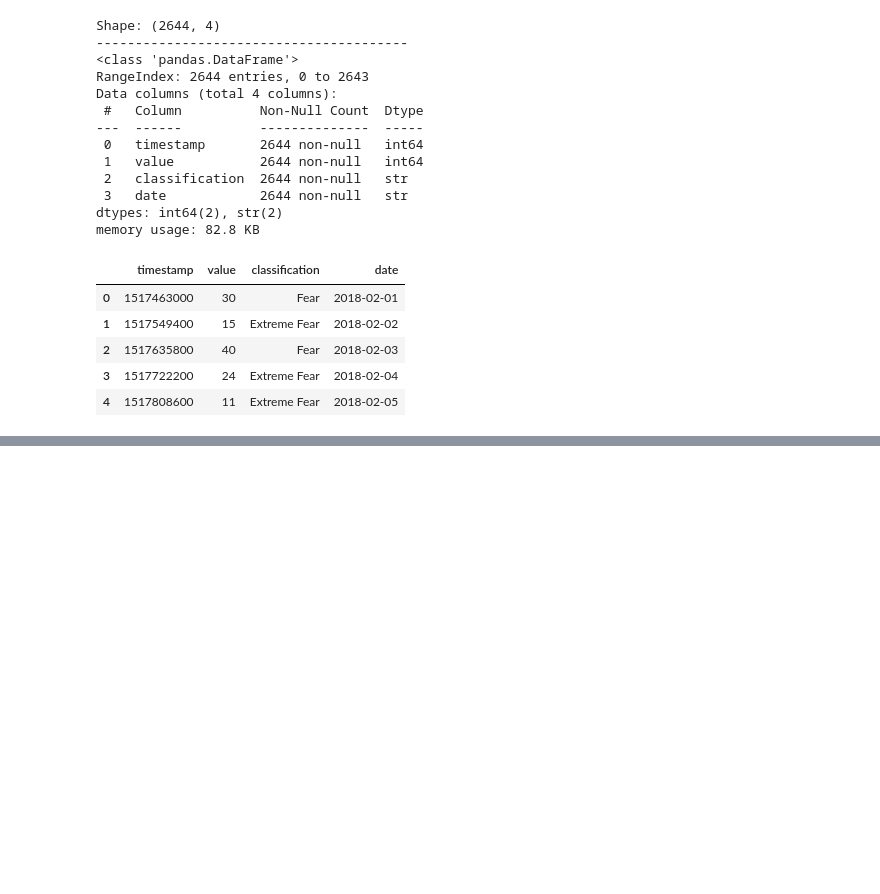
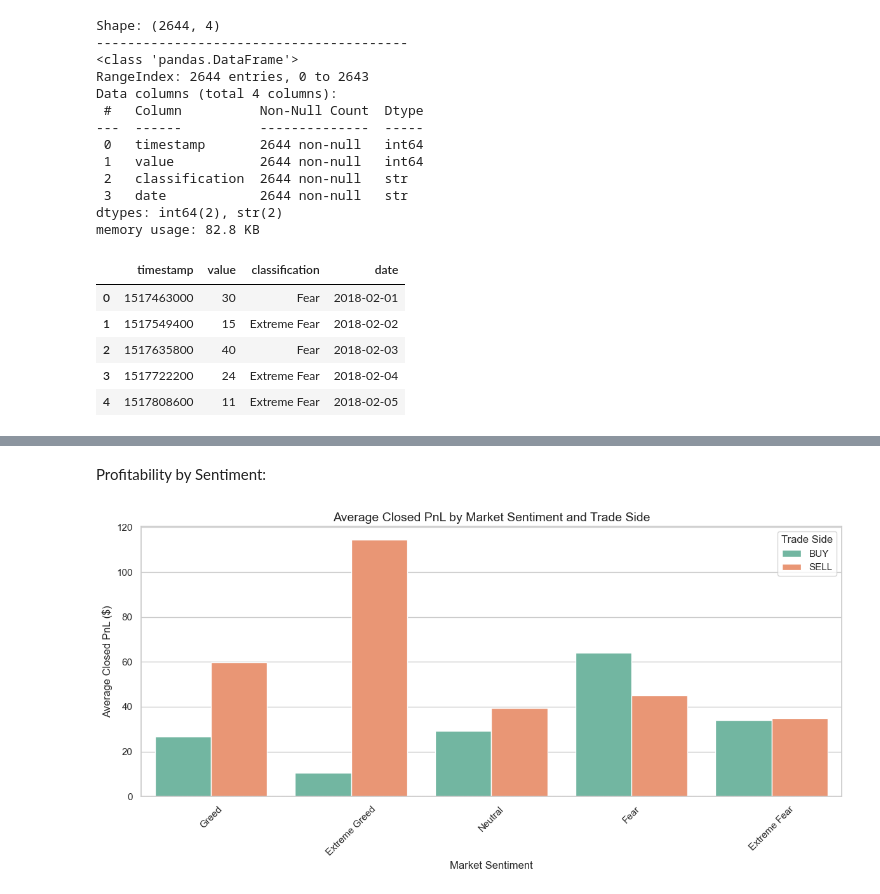
Before and after one commit to Taqreem-k/primetrade-sentiment-analysis, a Jupyter notebook: analysis.ipynb, the cells around one changed output, grey strips where cells are left out. Cells and saved outputs as stored; diff of their text form; code cells hidden in the pictures; blank space fills up the shorter version.

```diff
--- a/analysis.ipynb
+++ b/analysis.ipynb
@@ -130,0 +228,17 @@ except KeyError as e:
+# %% [markdown]
+Profitability by Sentiment:
+# %%
+plt.figure(figsize=(12, 6))
+
+sns.barplot(data=df_merged, x='classification', y='Closed PnL', hue='Side', palette="Set2", errorbar=None)
+
+plt.title("Average Closed PnL by Market Sentiment and Trade Side", fontsize=14)
+plt.xlabel("Market Sentiment", fontsize=12)
+plt.ylabel("Average Closed PnL ($)", fontsize=12)
+plt.axhline(0, color='red', linestyle='--', linewidth=1) # Adds a zero-profit line for reference
+plt.xticks(rotation=45)
+plt.legend(title="Trade Side")
+plt.tight_layout()
+plt.show()
+# %% [output]
+[figure, added]
```
Also changed, not shown: parts of 18 cells of this notebook, 1 other file.
